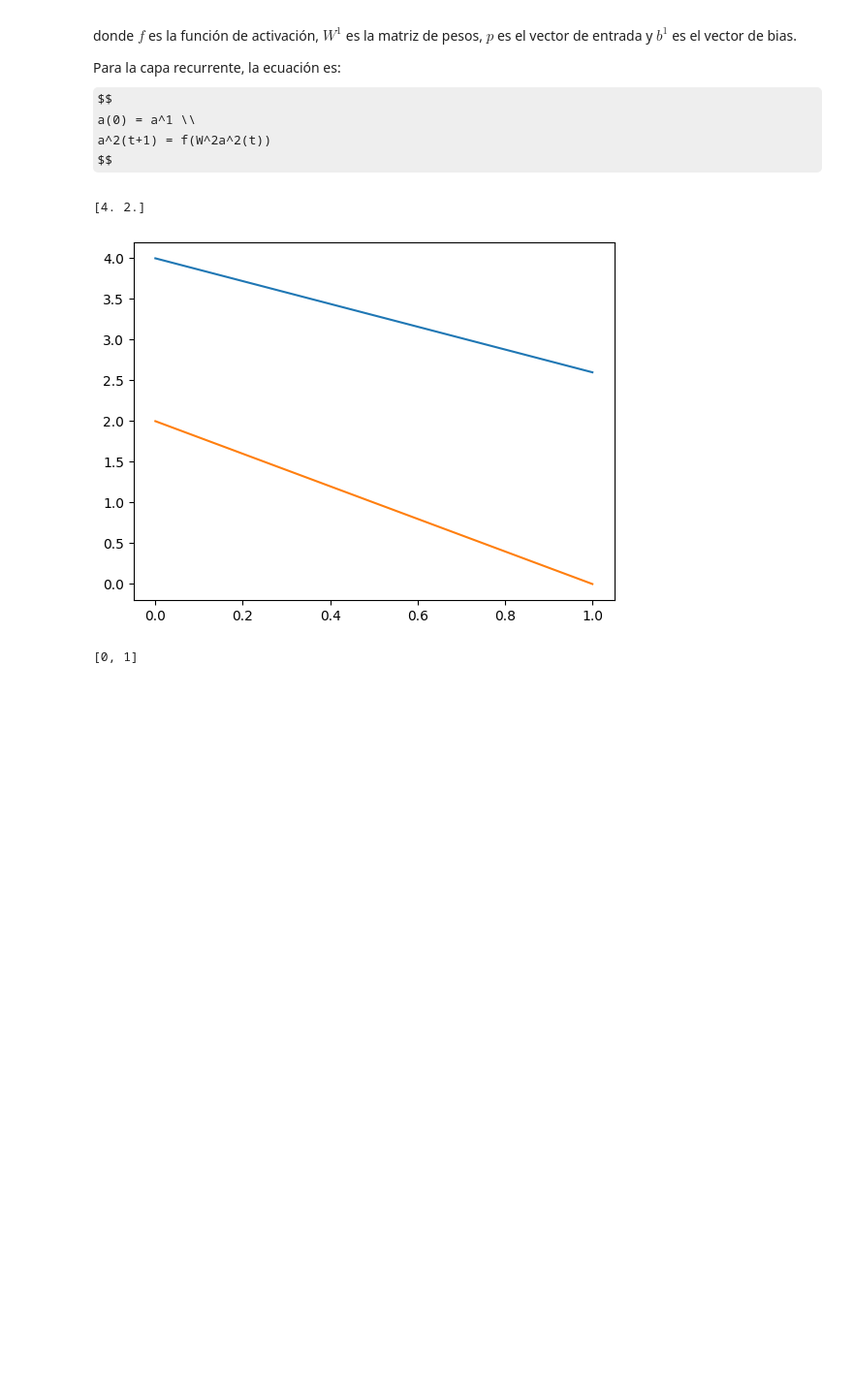
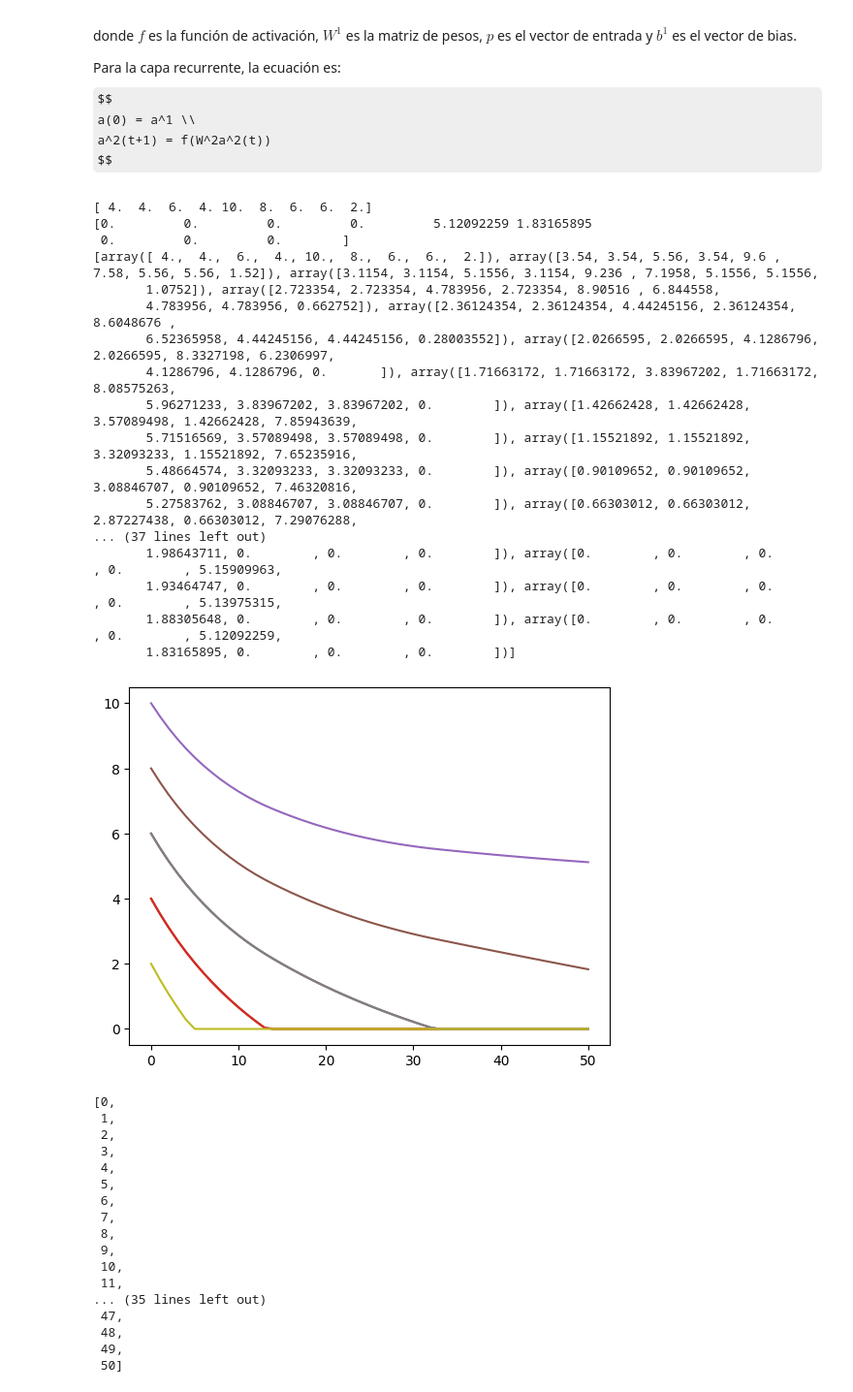
Before and after one commit to V-ivan11/Modelado, a Jupyter notebook: Practicas/7 - Hamming network.ipynb, the cells around one changed output. Shown at 97% size. Cells and saved outputs as stored; diff of their text form; code cells hidden in the pictures; some formulas as TeX source; blank space fills up the shorter version.

```diff
--- a/Practicas/7 - Hamming network.ipynb
+++ b/Practicas/7 - Hamming network.ipynb
@@ -85,20 +85,29 @@ class Hamming_network:
             self._an.append(an)
 
             # Condición
+            zeros = 0
+            condition1 = False
             for i in range(self._S):
                 if an[i] == 0:
-                    is_zero = True
-                    continue
+                    zeros += 1
 
-            if is_zero:
+            if zeros == self._S:
+                condition1 = True
+
+            if condition1 and not is_zero:
+                is_zero = True
+                continue
+            elif is_zero and condition1:
                 break
 
             it += 1
 
+        print(an)
         return an
 
     def plot_as(self):
         ani = []
+        print(self._an)
         for i in range(len(self._an)):
             ani.append(i)
 
@@ -109,13 +118,54 @@ class Hamming_network:
 # %%
 hn = Hamming_network()
 
-W = np.array([[1, -1, -1], [1, 1, -1]])
-p = np.array([-1, -1, -1])
-epsilon = 0.7
+W = np.array([[1, -1, -1, -1, -1, 1, 1],
+              [-1, 1, -1, -1, -1, 1, 1],
+              [-1, -1, 1, -1, -1, -1, 1],
+              [1, -1, 1, 1, -1, 1, 1],
+              [-1, -1, -1, -1, 1, -1, 1],
+              [1, -1, 1, -1 , 1, -1, -1],
+              [1, -1, 1, -1 , 1, -1, 1],
+              [1, 1, 1, -1 , 1, -1, -1],
+              [1, 1, 1, -1 , 1, 1, 1]])
 
-hn.train(W, p, itmax=500, eps=epsilon)
+p = np.array([-1, -1, -1, 1, 1, -1, -1])
+epsilon = 0.01
+
+hn.train(W, p, itmax=50, eps=epsilon)
 hn.plot_as()
 # %% [output]
-[4. 2.]
+[ 4.  4.  6.  4. 10.  8.  6.  6.  2.]
+[0.         0.         0.         0.         5.12092259 1.83165895
+ 0.         0.         0.        ]
+[array([ 4.,  4.,  6.,  4., 10.,  8.,  6.,  6.,  2.]), array([3.54, 3.54, 5.56, 3.54, 9.6 , 7.58, 5.56, 5.56, 1.52]), array([3.1154, 3.1154, 5.1556, 3.1154, 9.236 , 7.1958, 5.1556, 5.1556,
+       1.0752]), array([2.723354, 2.723354, 4.783956, 2.723354, 8.90516 , 6.844558,
+       4.783956, 4.783956, 0.662752]), array([2.36124354, 2.36124354, 4.44245156, 2.36124354, 8.6048676 ,
+       6.52365958, 4.44245156, 4.44245156, 0.28003552]), array([2.0266595, 2.0266595, 4.1286796, 2.0266595, 8.3327198, 6.2306997,
+       4.1286796, 4.1286796, 0.       ]), array([1.71663172, 1.71663172, 3.83967202, 1.71663172, 8.08575263,
+       5.96271233, 3.83967202, 3.83967202, 0.        ]), array([1.42662428, 1.42662428, 3.57089498, 1.42662428, 7.85943639,
+       5.71516569, 3.57089498, 3.57089498, 0.        ]), array([1.15521892, 1.15521892, 3.32093233, 1.15521892, 7.65235916,
+       5.48664574, 3.32093233, 3.32093233, 0.        ]), array([0.90109652, 0.90109652, 3.08846707, 0.90109652, 7.46320816,
+       5.27583762, 3.08846707, 3.08846707, 0.        ]), array([0.66303012, 0.66303012, 2.87227438, 0.66303012, 7.29076288,
+... (37 lines left out)
+       1.98643711, 0.        , 0.        , 0.        ]), array([0.        , 0.        , 0.        , 0.        , 5.15909963,
+       1.93464747, 0.        , 0.        , 0.        ]), array([0.        , 0.        , 0.        , 0.        , 5.13975315,
+       1.88305648, 0.        , 0.        , 0.        ]), array([0.        , 0.        , 0.        , 0.        , 5.12092259,
+       1.83165895, 0.        , 0.        , 0.        ])]
-[figure, old version]
+[figure, new version]
-[0, 1]
+[0,
+ 1,
+ 2,
+ 3,
+ 4,
+ 5,
+ 6,
+ 7,
+ 8,
+ 9,
+ 10,
+ 11,
+... (35 lines left out)
+ 47,
+ 48,
+ 49,
+ 50]
```
